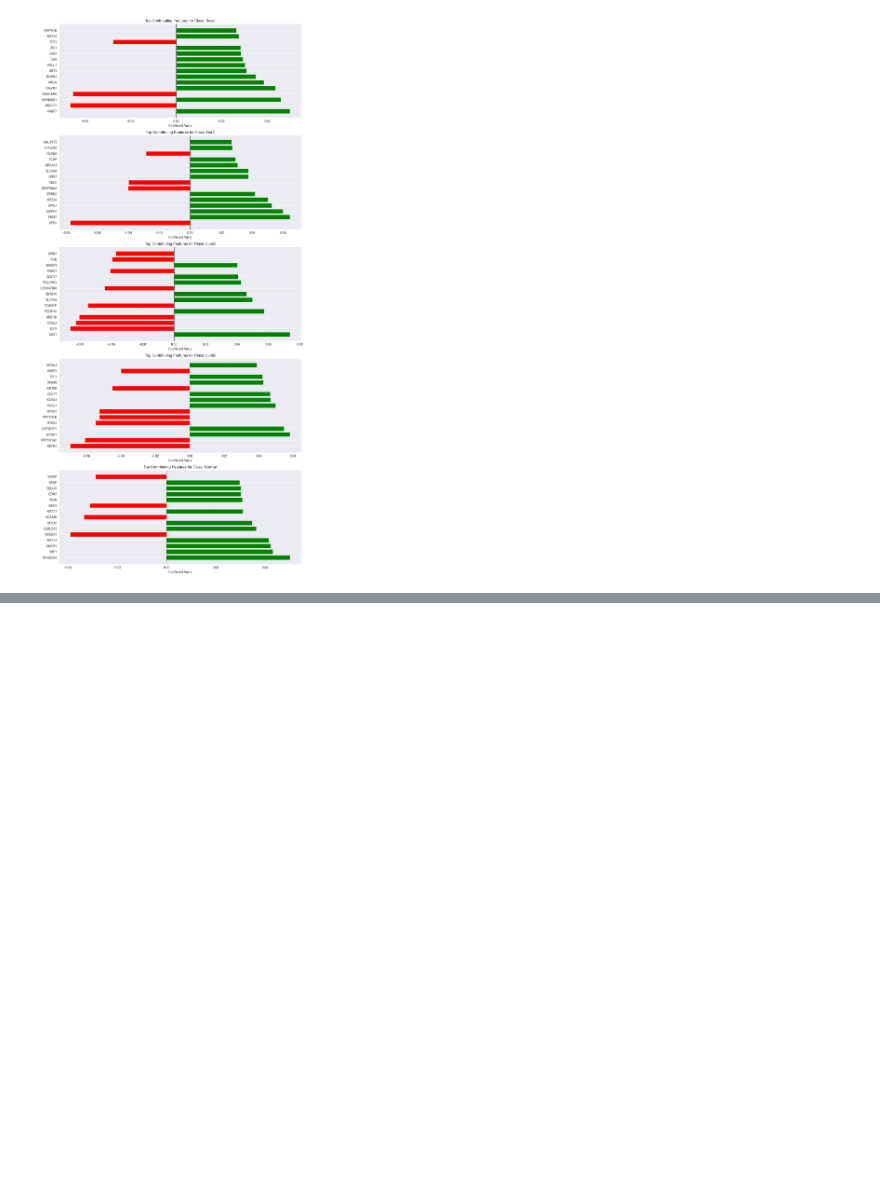
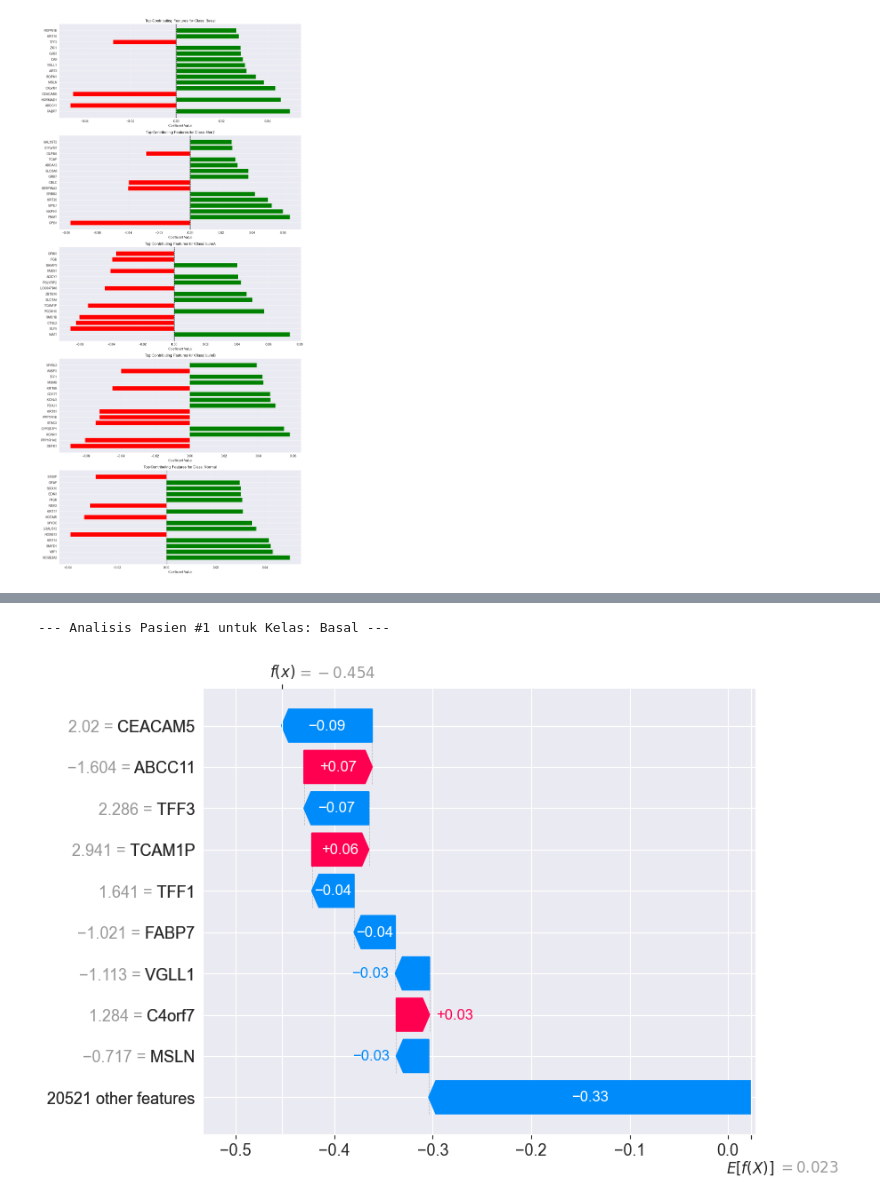
Before and after one commit to Aidinferaz/breast-cancer-pam50-xai-classification, a Jupyter notebook: White-Box Model/LogisticRegression.ipynb, the cells around one changed output, grey strips where cells are left out. Drawn from its saved outputs; the diff is of its cells as text; code cells hidden in the pictures; blank space fills up the shorter version.

```diff
--- a/White-Box Model/LogisticRegression.ipynb
+++ b/White-Box Model/LogisticRegression.ipynb
@@ -336,0 +571,13 @@ plt.show()
+# %%
+plot_shap_waterfall(
+    shap_values=shap_values,      # Hasil perhitungan SHAP sebelumnya
+    explainer=explainer,          # Objek explainer
+    X_data=X_val_scaled,          # Data validasi
+    feature_names=feature_cols,   # Nama-nama gen
+    class_names=le.classes_,      # Nama kelas asli
+    sample_idx=1,                 # Pasien pertama
+    class_idx=0                   # Kelas Basal
+)
+# %% [output]
+--- Analisis Pasien #1 untuk Kelas: Basal ---
+[figure, added]
```
Also changed, not shown: parts of 6 cells of this notebook.
